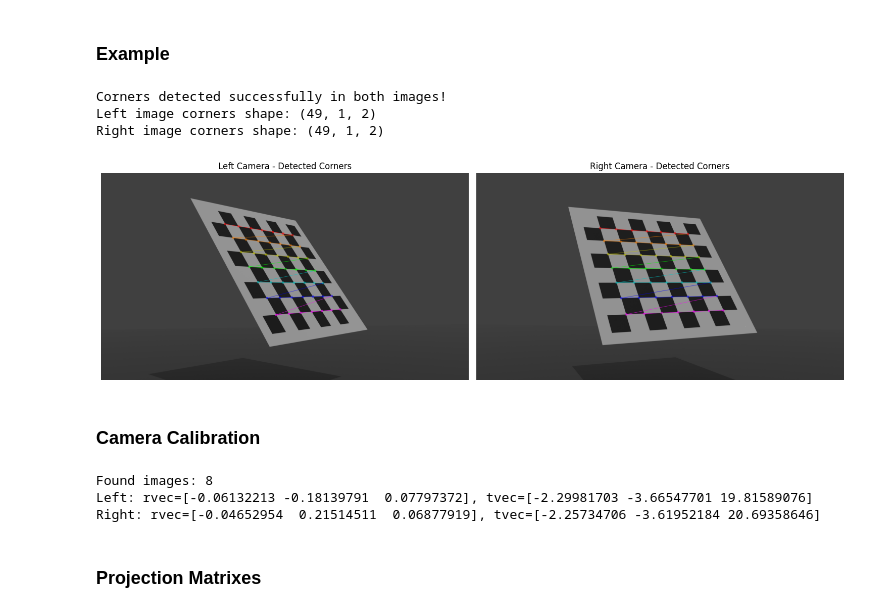
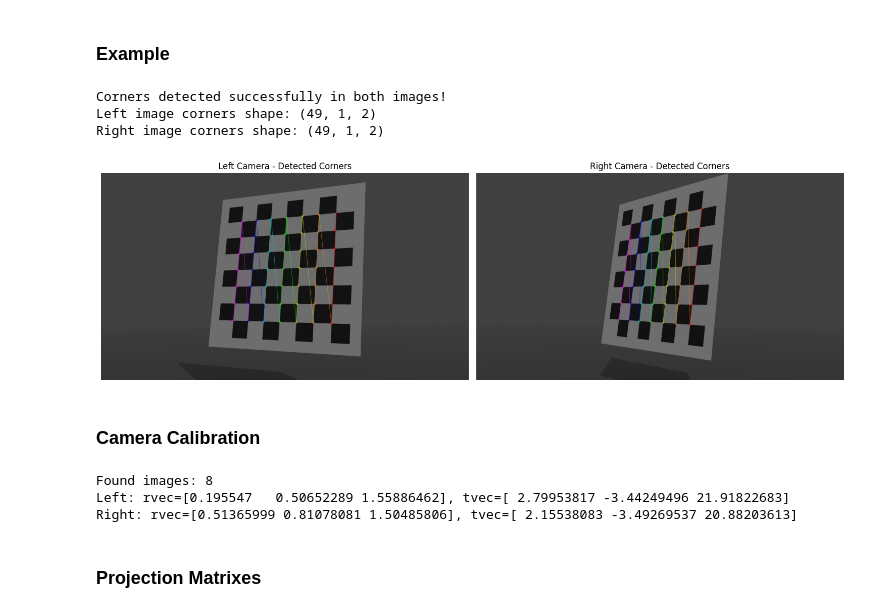
Before and after one commit to Muten-Roshi-Sama/Epipolar_3D_Image_Reconstruction_GPUcomputing, a Jupyter notebook: 3D_reconstruct.ipynb, the cells around one changed output. Cells and saved outputs as stored; diff of their text form; code cells hidden in the pictures.

Commit message:
Fixing chessboard 3D projection...

```diff
--- a/3D_reconstruct.ipynb
+++ b/3D_reconstruct.ipynb
@@ -80,38 +88,38 @@ def detect_chessboard_corners(image_path, pattern_size=(7, 7)):
 ### Example
 # %%
 # EXAMPLE: set of one L/R images
-result_left = detect_chessboard_corners("./chessboards/c1Left.png")
-result_right = detect_chessboard_corners("./chessboards/c1Right.png")
+result_left = detect_chessboard_corners(f"./chessboards/{chosen_img_left}")
+result_right = detect_chessboard_corners(f"./chessboards/{chosen_img_right}")
 
 # Display results
 if result_left['success'] and result_right['success']:
     print("Corners detected successfully in both images!")
     print(f"Left image corners shape: {result_left['corners'].shape}")
     print(f"Right image corners shape: {result_right['corners'].shape}")
 else:
     print(f"Corner detection - Left: {result_left['success']}, Right: {result_right['success']}")
 
 
 # ====================================================
 fig, (ax1, ax2) = plt.subplots(1, 2, figsize=(15, 6))
 
 # Display left image with corners
 ax1.imshow(result_left['image_with_corners'])
 ax1.set_title('Left Camera - Detected Corners')
 ax1.axis('off')
 
 # Display right image with corners
 ax2.imshow(result_right['image_with_corners'])
 ax2.set_title('Right Camera - Detected Corners')
 ax2.axis('off')
 
 plt.tight_layout()
 plt.show()
 # %% [output]
 Corners detected successfully in both images!
 Left image corners shape: (49, 1, 2)
 Right image corners shape: (49, 1, 2)
-[figure, old version]
+[figure, new version]
 # %% [markdown]
 ### Camera Calibration
 # %%
@@ -169,10 +177,6 @@ print("Found images:", len(img_list))
 # Get Results
 result = calibrate_camera(img_list, (7,7))
 ret, camera_matrix, dist_coeffs, rvecs, tvecs, successful_images = result
-
-# Choose images c4, as they have the most frontal view of the chessboard (index 6 and 7 in img_list)
-chosen_img_left = "c4Left.png"
-chosen_img_right = "c4Right.png"
 
 # Find indices
 left_idx = next(i for i, path in enumerate(successful_images) if chosen_img_left in path)
@@ -190,8 +194,8 @@ print(f"Left: rvec={rvec_left.flatten()}, tvec={tvec_left.flatten()}")
 print(f"Right: rvec={rvec_right.flatten()}, tvec={tvec_right.flatten()}")
 # %% [output]
 Found images: 8
-Left: rvec=[-0.06132213 -0.18139791  0.07797372], tvec=[-2.29981703 -3.66547701 19.81589076]
-Right: rvec=[-0.04652954  0.21514511  0.06877919], tvec=[-2.25734706 -3.61952184 20.69358646]
+Left: rvec=[0.195547   0.50652289 1.55886462], tvec=[ 2.79953817 -3.44249496 21.91822683]
+Right: rvec=[0.51365999 0.81078081 1.50485806], tvec=[ 2.15538083 -3.49269537 20.88203613]
 # %% [markdown]
 ### Projection Matrixes
 # %%
```
Also changed, not shown: parts of 7 cells of this notebook.
